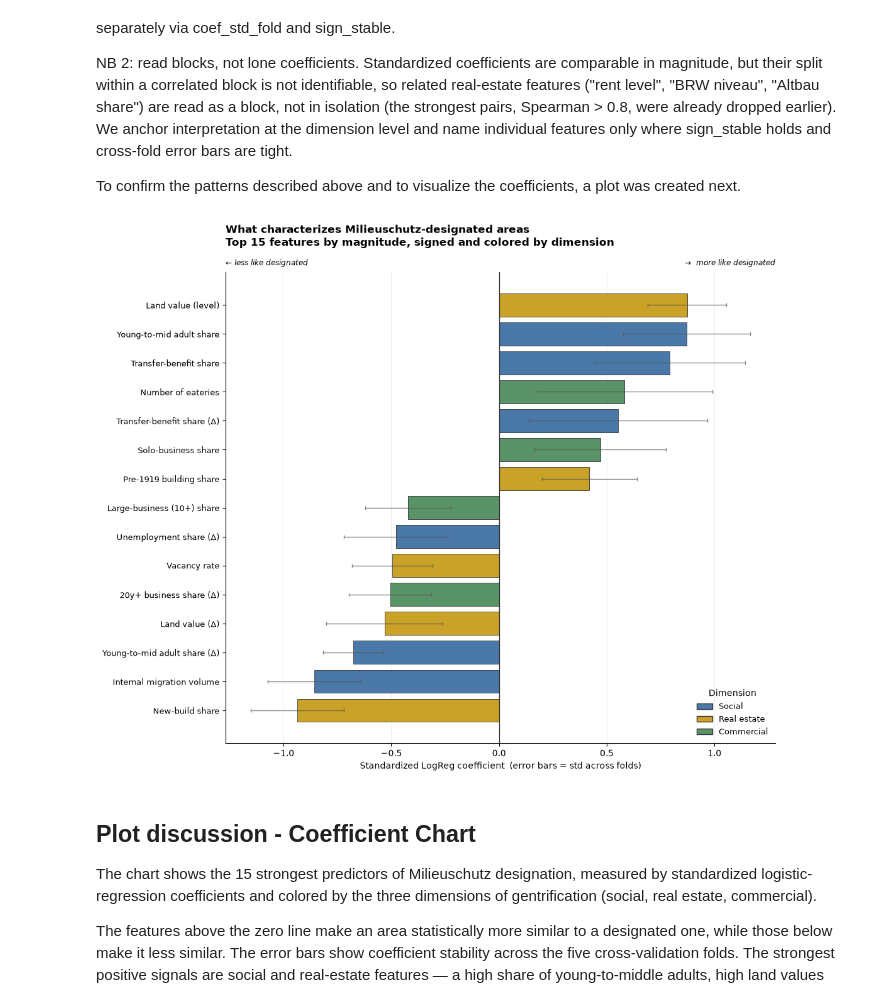
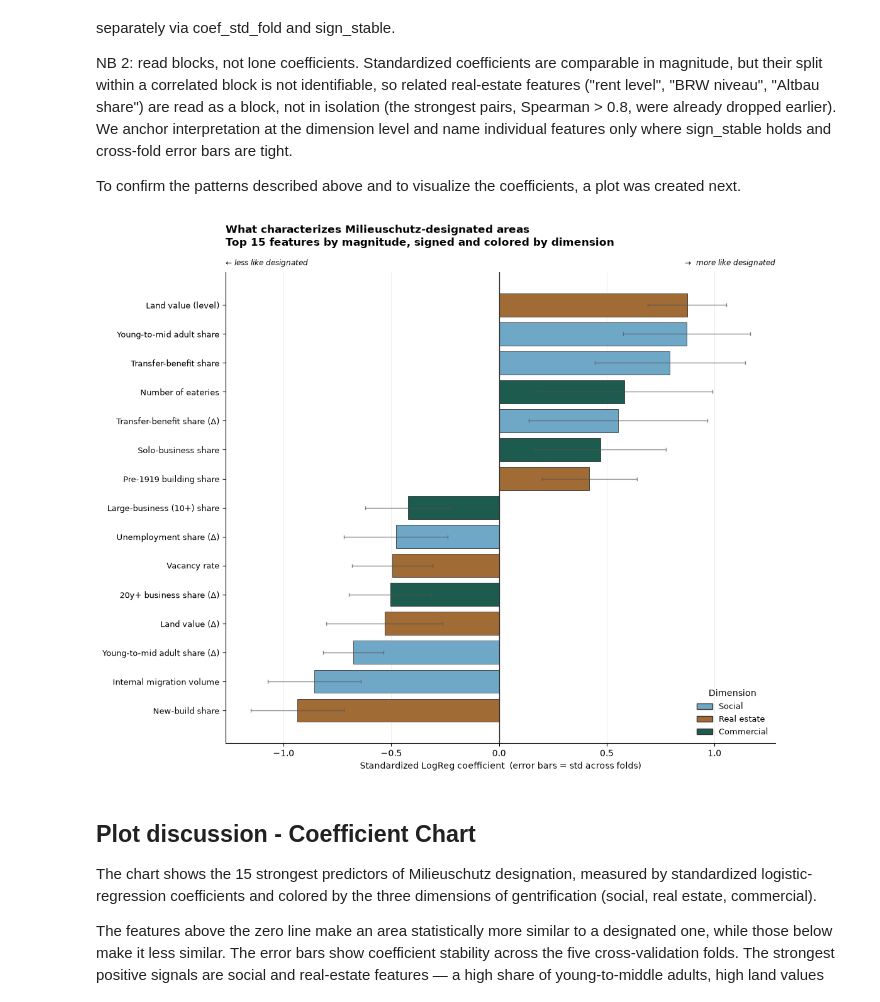
Before and after one commit to mshlg/capstone-kiezkeeper, a Jupyter notebook: notebooks/Module2_classification/NB1_LogReg.ipynb, the cells around one changed output. Cells and saved outputs as stored; diff of their text form; code cells hidden in the pictures.

```diff
--- a/notebooks/Module2_classification/NB1_LogReg.ipynb
+++ b/notebooks/Module2_classification/NB1_LogReg.ipynb
@@ -471,41 +471,41 @@ plot_df = plot_df.reindex(plot_df["coef_all"].abs().sort_values(ascending=False)
 plot_df = plot_df.head(TOP_N)
 plot_df = plot_df.sort_values("coef_all", ascending=True).reset_index(drop=True)
 
-palette = {"soc": "#4A78A8", "re_": "#C9A227", "com": "#5A9367"}
+palette = {"soc": "#6FA8C7", "re_": "#A06B34", "com": "#1D5B4E"}
 labels  = {"soc": "Social", "re_": "Real estate", "com": "Commercial"}
 colors  = plot_df["dim"].map(palette).fillna("#999999")   # grey fallback if any prefix missed
 
 # guard: warn if anything failed to color rather than drawing silent grey
 unmapped = plot_df.loc[~plot_df["dim"].isin(palette), "feature"].tolist()
 if unmapped:
     print("WARNING — feature(s) not mapped to a dimension:", unmapped)
 
 ylabels = plot_df["feature"].apply(pretty)
 
 fig, ax = plt.subplots(figsize=(11, 9))
 y = np.arange(len(plot_df))
 ax.barh(y, plot_df["coef_all"], xerr=plot_df["coef_std_fold"], color=colors,
         edgecolor="#333333", linewidth=0.6,
         error_kw=dict(ecolor="#555555", lw=1, capsize=2.5, alpha=0.7))
 ax.axvline(0, color="#333333", lw=1)
 ax.set_yticks(y); ax.set_yticklabels(ylabels, fontsize=9)
 ax.set_xlabel("Standardized LogReg coefficient  (error bars = std across folds)", fontsize=10)
 ax.set_title("What characterizes Milieuschutz-designated areas\n"
              f"Top {TOP_N} features by magnitude, signed and colored by dimension",
              fontsize=12, fontweight="bold", loc="left", pad=30)
 ax.text(1.0, 1.01, "\u2192  more like designated", transform=ax.transAxes,
         ha="right", va="bottom", fontsize=8.5, color="black", style="italic", clip_on=False)
 ax.text(0.0, 1.01, "\u2190 less like designated", transform=ax.transAxes,
         ha="left", va="bottom", fontsize=8.5, color="black", style="italic", clip_on=False)
 legend = [Patch(facecolor=palette[k], edgecolor="#333333", label=labels[k]) for k in ["soc", "re_", "com"]]
 ax.legend(handles=legend, loc="lower right", frameon=False, fontsize=9, title="Dimension")
 ax.spines[["top", "right"]].set_visible(False)
 ax.grid(axis="x", alpha=0.25, lw=0.6); ax.set_axisbelow(True)
 plt.tight_layout()
 plt.savefig("../../plots/Module2/M2_logreg_coeff.png", dpi=200, bbox_inches="tight")
 plt.show()
 # %% [output]
-[figure, old version]
+[figure, new version]
 # %% [markdown]
 ## Plot discussion - Coefficient Chart
 
```
Also changed, not shown: 2 other files.
